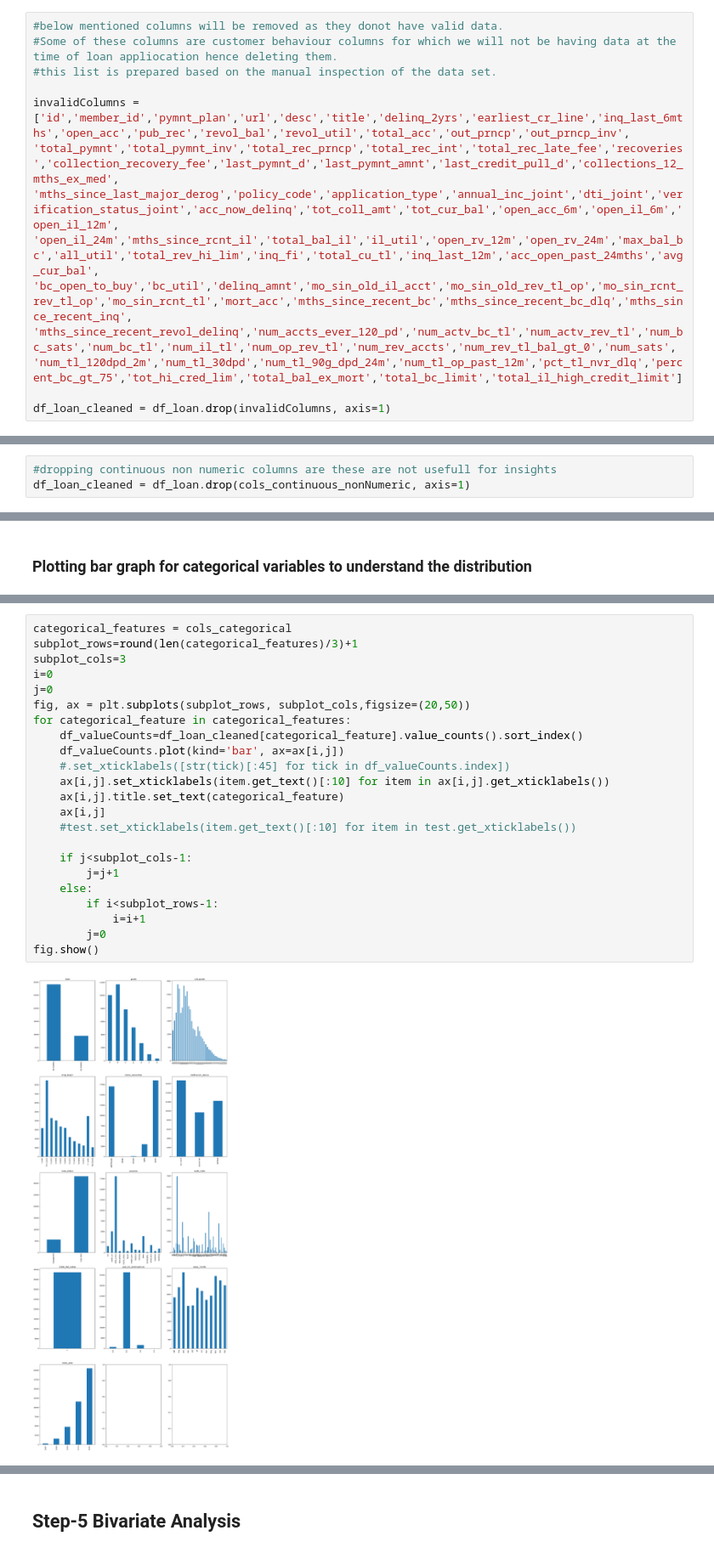
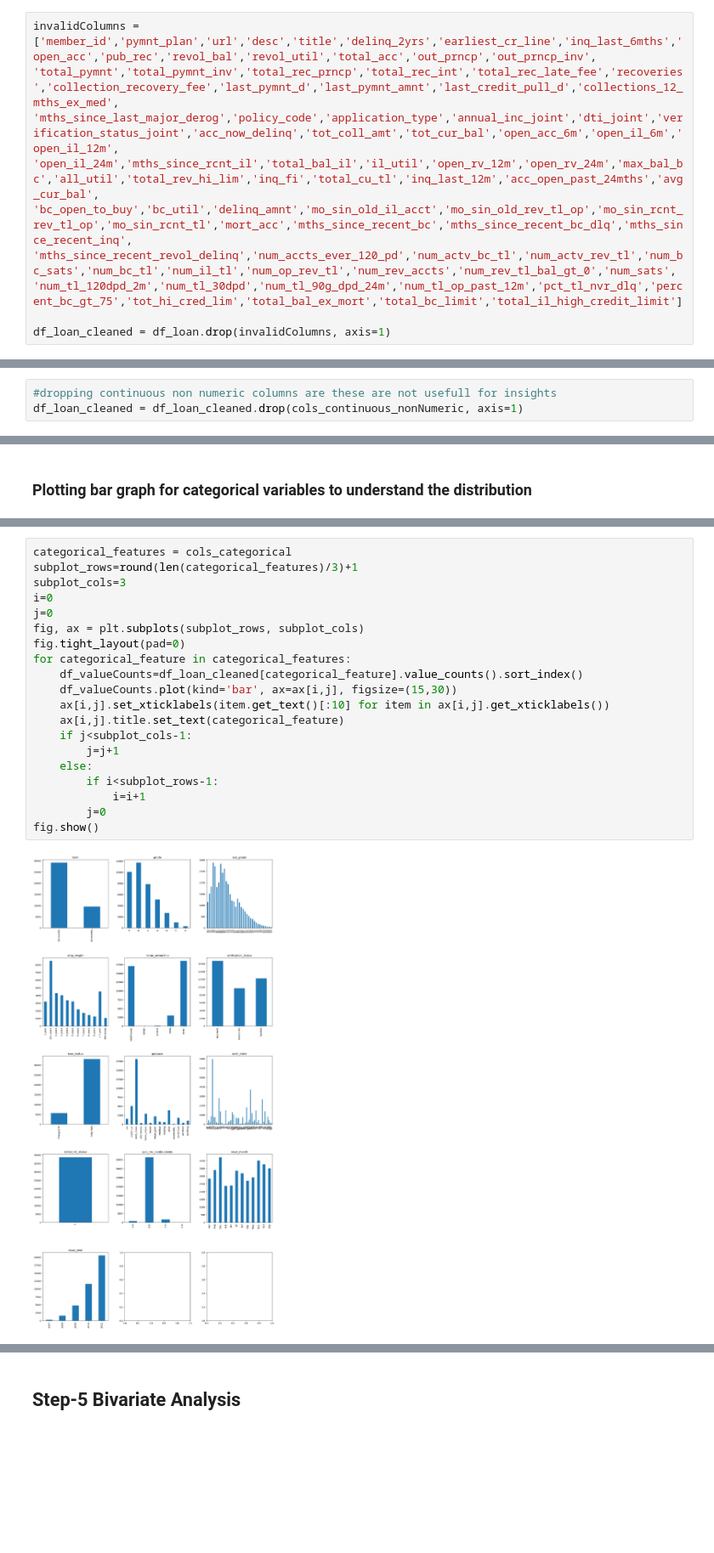
Before and after one commit to prakashreddyav/LendingClubCaseStudy, a Jupyter notebook: Venkata Prakash Reddy A.ipynb, the cells around one changed output, grey strips where cells are left out. Shown at 85% size. Drawn from its saved outputs; the diff is of its cells as text; blank space fills up the shorter version.

```diff
--- a/Venkata Prakash Reddy A.ipynb
+++ b/Venkata Prakash Reddy A.ipynb
@@ -72,9 +81,5 @@ memory usage: 33.6+ MB
 # %%
-#below mentioned columns will be removed as they donot have valid data.
-#Some of these columns are customer behaviour columns for which we will not be having data at the time of loan appliocation hence deleting them.
-#this list is prepared based on the manual inspection of the data set.
-
-invalidColumns = ['id','member_id','pymnt_plan','url','desc','title','delinq_2yrs','earliest_cr_line','inq_last_6mths','open_acc','pub_rec','revol_bal','revol_util','total_acc','out_prncp','out_prncp_inv',
+invalidColumns = ['member_id','pymnt_plan','url','desc','title','delinq_2yrs','earliest_cr_line','inq_last_6mths','open_acc','pub_rec','revol_bal','revol_util','total_acc','out_prncp','out_prncp_inv',
 'total_pymnt','total_pymnt_inv','total_rec_prncp','total_rec_int','total_rec_late_fee','recoveries','collection_recovery_fee','last_pymnt_d','last_pymnt_amnt','last_credit_pull_d','collections_12_mths_ex_med',
 'mths_since_last_major_derog','policy_code','application_type','annual_inc_joint','dti_joint','verification_status_joint','acc_now_delinq','tot_coll_amt','tot_cur_bal','open_acc_6m','open_il_6m','open_il_12m',
 'open_il_24m','mths_since_rcnt_il','total_bal_il','il_util','open_rv_12m','open_rv_24m','max_bal_bc','all_util','total_rev_hi_lim','inq_fi','total_cu_tl','inq_last_12m','acc_open_past_24mths','avg_cur_bal',
@@ -318,7 +322,7 @@ cols_quantitative=['loan_amnt','funded_amnt','funded_amnt_inv','int_rate','insta
 cols_continuous_nonNumeric = ['emp_title','issue_d','zip_code']
 # %%
 #dropping continuous non numeric columns are these are not usefull for insights
-df_loan_cleaned = df_loan.drop(cols_continuous_nonNumeric, axis=1)
+df_loan_cleaned = df_loan_cleaned.drop(cols_continuous_nonNumeric, axis=1)
 # %%
 df_loan_cleaned[cols_quantitative].info()
 # %% [output]
@@ -425,27 +446,24 @@ print(cols_categorical)
 # %%
 categorical_features = cols_categorical
 subplot_rows=round(len(categorical_features)/3)+1
 subplot_cols=3
 i=0
 j=0
-fig, ax = plt.subplots(subplot_rows, subplot_cols,figsize=(20,50))
+fig, ax = plt.subplots(subplot_rows, subplot_cols)
+fig.tight_layout(pad=0)
 for categorical_feature in categorical_features:
     df_valueCounts=df_loan_cleaned[categorical_feature].value_counts().sort_index()
-    df_valueCounts.plot(kind='bar', ax=ax[i,j])
-    #.set_xticklabels([str(tick)[:45] for tick in df_valueCounts.index])
+    df_valueCounts.plot(kind='bar', ax=ax[i,j], figsize=(15,30))
     ax[i,j].set_xticklabels(item.get_text()[:10] for item in ax[i,j].get_xticklabels())
     ax[i,j].title.set_text(categorical_feature)
-    ax[i,j]
-    #test.set_xticklabels(item.get_text()[:10] for item in test.get_xticklabels())
-
     if j<subplot_cols-1:
         j=j+1
     else:
         if i<subplot_rows-1:
             i=i+1
         j=0
 fig.show()
 # %% [output]
-[figure, old version]
+[figure, new version]
 # %% [markdown]
 ### Based on above displayed univariant analysis. Below are our inferences
```
Also changed, not shown: parts of 28 cells of this notebook.
